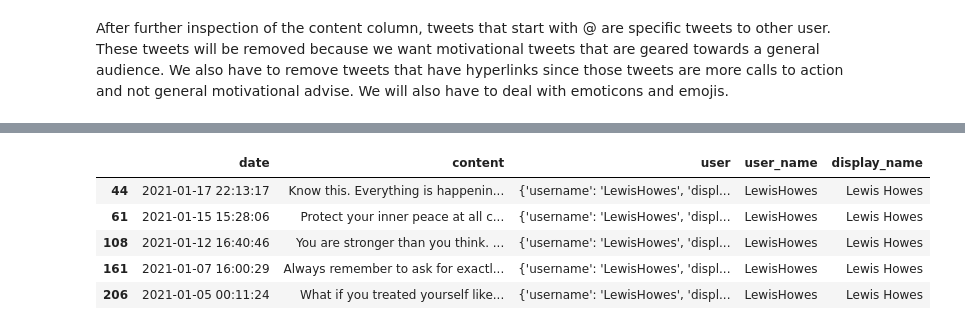
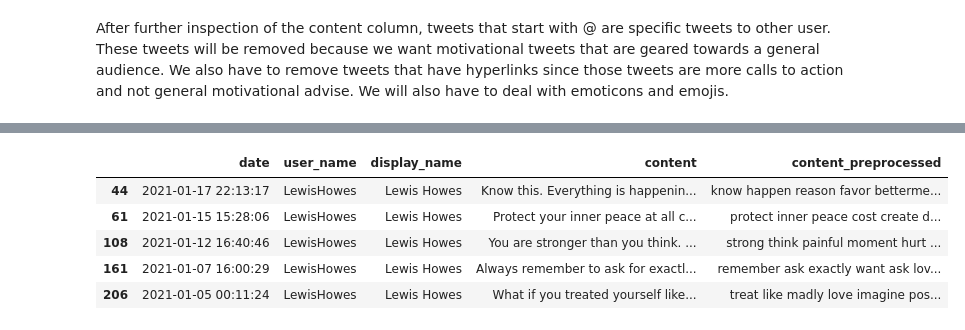
Before and after one commit to tarrantcarter/Final_Capstone, a Jupyter notebook: Modern_Motivation_Chatbot.ipynb, the cells around one changed output, grey strips where cells are left out. Saved outputs shown, nothing was run; the diff lists cells and outputs as text; code cells hidden in the pictures.

```diff
--- a/Modern_Motivation_Chatbot.ipynb
+++ b/Modern_Motivation_Chatbot.ipynb
@@ -218,3 +273,0 @@ memory usage: 122.4+ MB
-# %%
-# remove line breaks and change non-latin apostrophe to latin counterpart
-tweets3["content"] = tweets3["content"].str.replace("\n", " ").str.replace("’", "'")
@@ -431,0 +449,6 @@ See the caveats in the documentation: https://pandas.pydata.org/pandas-docs/stab
+# %%
+# tweets cleaned will be used later for chatbot after topic modeling
+tweets_cleaned = tweets6.drop(["user", "lang"], axis=1)
+
+tweets_cleaned = tweets_cleaned[["date", "user_name", "display_name", "content"]]
+tweets_cleaned.head()
@@ -431,0 +532,22 @@ See the caveats in the documentation: https://pandas.pydata.org/pandas-docs/stab
+# %%
+def spacy_preprocess(docs):
+    nlp = spacy.load("en", disable=["ner"])
+    #   profanity_filter = ProfanityFilter(nlps={'en': nlp})
+    #   nlp.add_pipe(profanity_filter.spacy_component, last=True)
+    preprocessed = []
+
+    for doc in docs:
+        tokenized = nlp(doc)
+
+        cleaned = [
+            str(token.lemma_).lower()
+            for token in tokenized
+            if token.text.lower() not in STOP_WORDS
+            if token.is_alpha
+        ]
+
+        untokenized = " ".join(cleaned)
+
+        preprocessed.append(untokenized)
+
+    return preprocessed
@@ -431,0 +566,12 @@ See the caveats in the documentation: https://pandas.pydata.org/pandas-docs/stab
+# %%
+# start preprocess runtime
+start_time = time.time()
+
+tweets_cleaned["content_preprocessed"] = spacy_preprocess(tweets_cleaned["content"])
+
+# print preprocess runtime
+print(
+    time.strftime(
+        f"%H hours, %M minutes, %S seconds", time.gmtime(time.time() - start_time)
+    )
+)
@@ -432,10 +581,10 @@ See the caveats in the documentation: https://pandas.pydata.org/pandas-docs/stab
 # %%
-tweets7.head()
+tweets_cleaned.head()
 # %% [output]
-|  | date | content | user | user_name | display_name |
-| 44 | 2021-01-17 22:13:17 | Know this. Everything is happenin... | {'username': 'LewisHowes', 'displ... | LewisHowes | Lewis Howes |
-| 61 | 2021-01-15 15:28:06 | Protect your inner peace at all c... | {'username': 'LewisHowes', 'displ... | LewisHowes | Lewis Howes |
-| 108 | 2021-01-12 16:40:46 | You are stronger than you think. ... | {'username': 'LewisHowes', 'displ... | LewisHowes | Lewis Howes |
-| 161 | 2021-01-07 16:00:29 | Always remember to ask for exactl... | {'username': 'LewisHowes', 'displ... | LewisHowes | Lewis Howes |
-| 206 | 2021-01-05 00:11:24 | What if you treated yourself like... | {'username': 'LewisHowes', 'displ... | LewisHowes | Lewis Howes |
+|  | date | user_name | display_name | content | content_preprocessed |
+| 44 | 2021-01-17 22:13:17 | LewisHowes | Lewis Howes | Know this. Everything is happenin... | know happen reason favor betterme... |
+| 61 | 2021-01-15 15:28:06 | LewisHowes | Lewis Howes | Protect your inner peace at all c... | protect inner peace cost create d... |
+| 108 | 2021-01-12 16:40:46 | LewisHowes | Lewis Howes | You are stronger than you think. ... | strong think painful moment hurt ... |
+| 161 | 2021-01-07 16:00:29 | LewisHowes | Lewis Howes | Always remember to ask for exactl... | remember ask exactly want ask lov... |
+| 206 | 2021-01-05 00:11:24 | LewisHowes | Lewis Howes | What if you treated yourself like... | treat like madly love imagine pos... |
 [interactive output not drawn]
```
Also changed, not shown: parts of 73 cells of this notebook.
